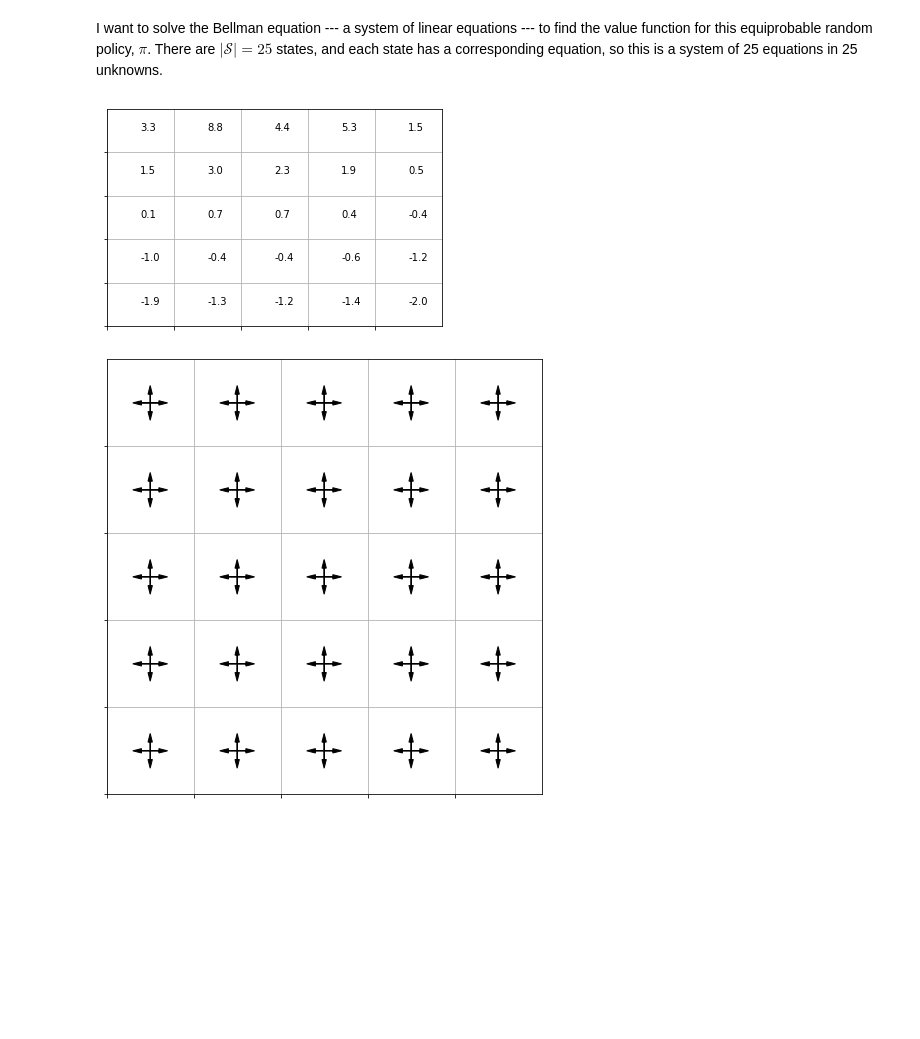
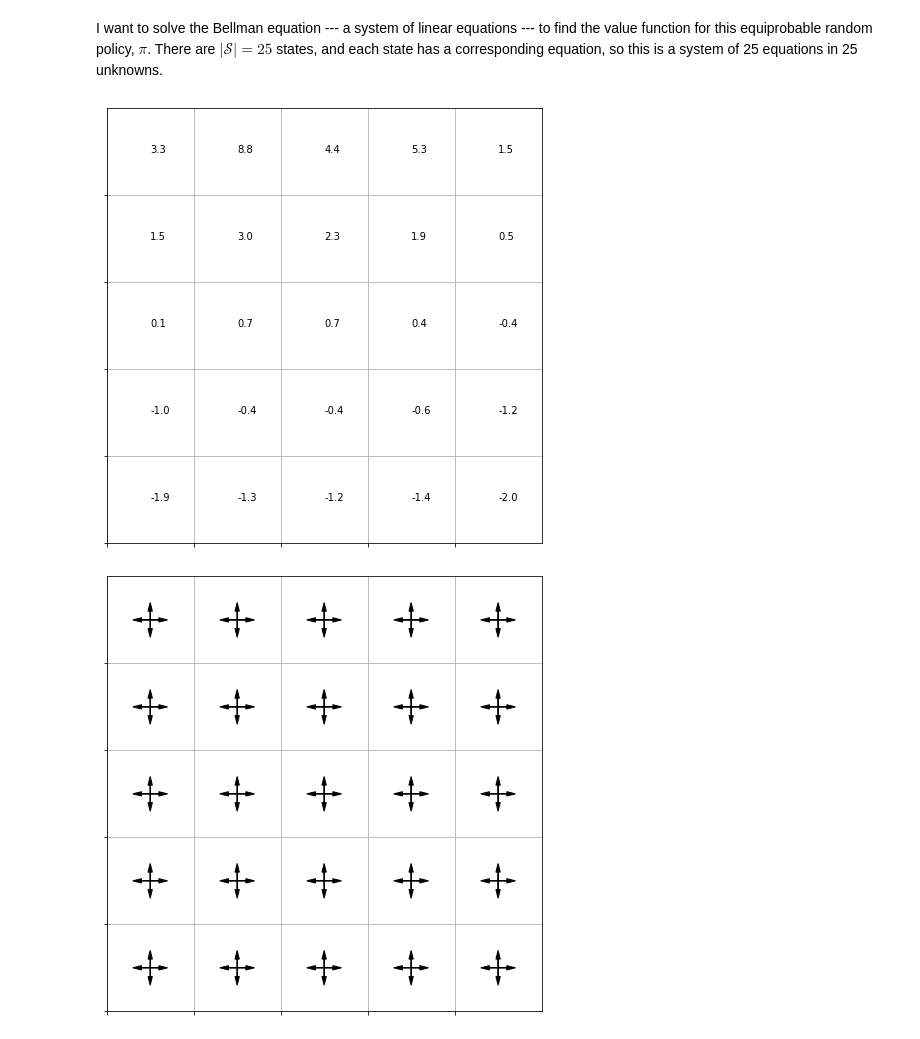
Before and after one commit to StanleyTuz/reinforcement-learning, a Jupyter notebook: sutton_barto/ch03/ch03.ipynb, the cells around one changed output. Saved outputs shown, nothing was run; the diff lists cells and outputs as text; code cells hidden in the pictures; blank space fills up the shorter version.

```diff
--- a/sutton_barto/ch03/ch03.ipynb
+++ b/sutton_barto/ch03/ch03.ipynb
@@ -16,14 +13,17 @@ I want to solve the Bellman equation --- a system of linear equations --- to fin
 # %%
 import numpy as np
 import matplotlib.pyplot as plt
 import objects
 
-policy = objects.get_policy_epr()
-dynamics = objects.get_dynamics()
+policy = objects.get_policy_epr() # equi-probable random policy
+dynamics = objects.get_dynamics() # Gridworld (ex 3.8)
+
+# Solve the linear system for the exact state-value function for this policy
 v = objects.calc_sv_exact(policy, dynamics, gamma=0.9)
-objects.plot_v(v)
+fig, ax = plt.subplots(figsize=(8,8))
+objects.plot_v(v, ax)
 # %% [output]
-[figure, old version]
+[figure, new version]
 # %%
 fig, ax = plt.subplots(figsize=(8,8))
 objects.plot_policy(policy, ax=ax)
```
Also changed, not shown: parts of 24 cells of this notebook, 1 other file.
